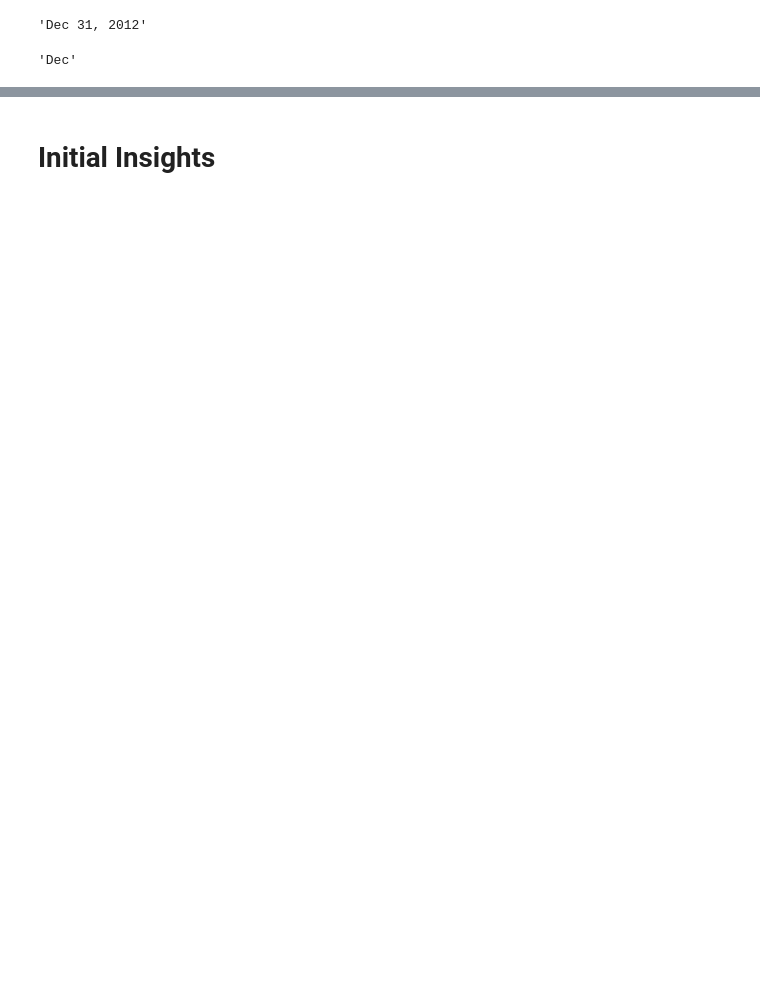
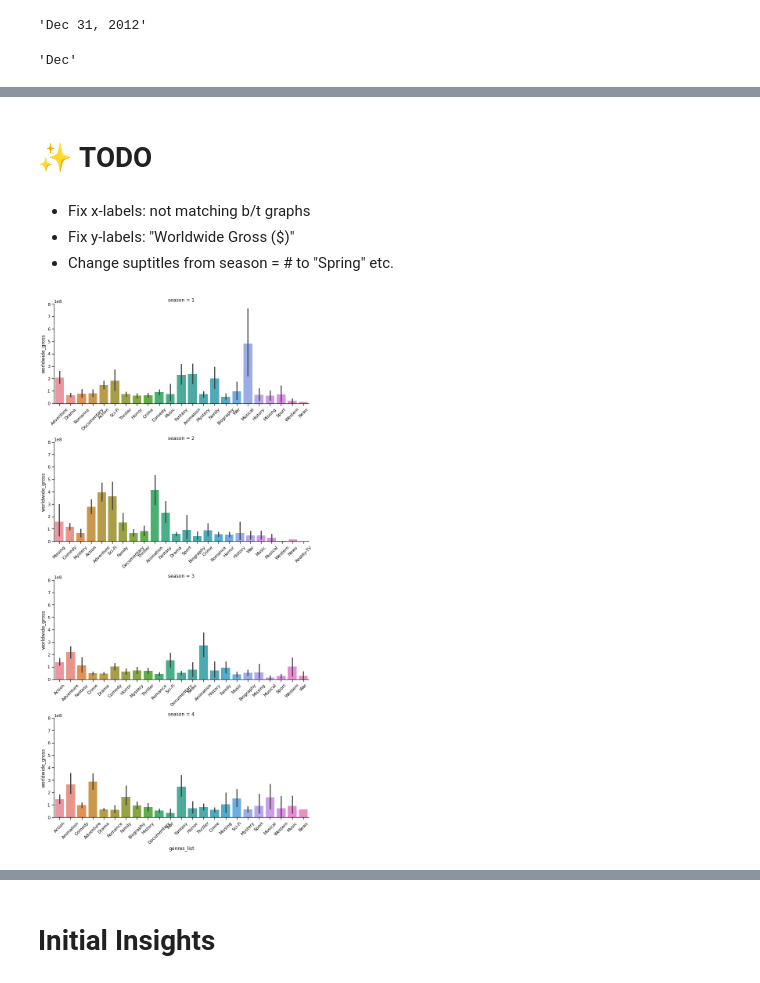
Before and after one commit to BenJMcCarty/BMC_P1P_Redo, a Jupyter notebook: student.ipynb, the cells around one changed output, grey strips where cells are left out. Cells and saved outputs as stored; diff of their text form; code cells hidden in the pictures; blank space fills up the shorter version.

```diff
--- a/student.ipynb
+++ b/student.ipynb
@@ -517,3 +599,20 @@ Name: season, Length: 3815, dtype: int64
+# %%
+sns.set_context('notebook')
+# %% [markdown]
+# ✨ TODO
+# %% [markdown]
+* Fix x-labels: not matching b/t graphs
+* Fix y-labels: "Worldwide Gross ($)"
+* Change suptitles from season = # to "Spring" etc.
+# %%
+## Visualizing each season's performance
+chart = sns.catplot(data=plot_df, col='season',
+            y='worldwide_gross', kind='bar', x='genres_list', col_wrap=1,
+            aspect=2, sharex=False)
+chart.set_xticklabels(rotation=45)
+plt.tight_layout();
+# %% [output]
+[figure, added]
 # %%
 # months = {'Jan': 4, 'Feb': 4, 'Mar': 1, 'Apr': 1,
 #          'May': 1, 'Jun': 2, 'Jul': 2, 'Aug': 2,
```
Also changed, not shown: parts of 25 cells of this notebook.
